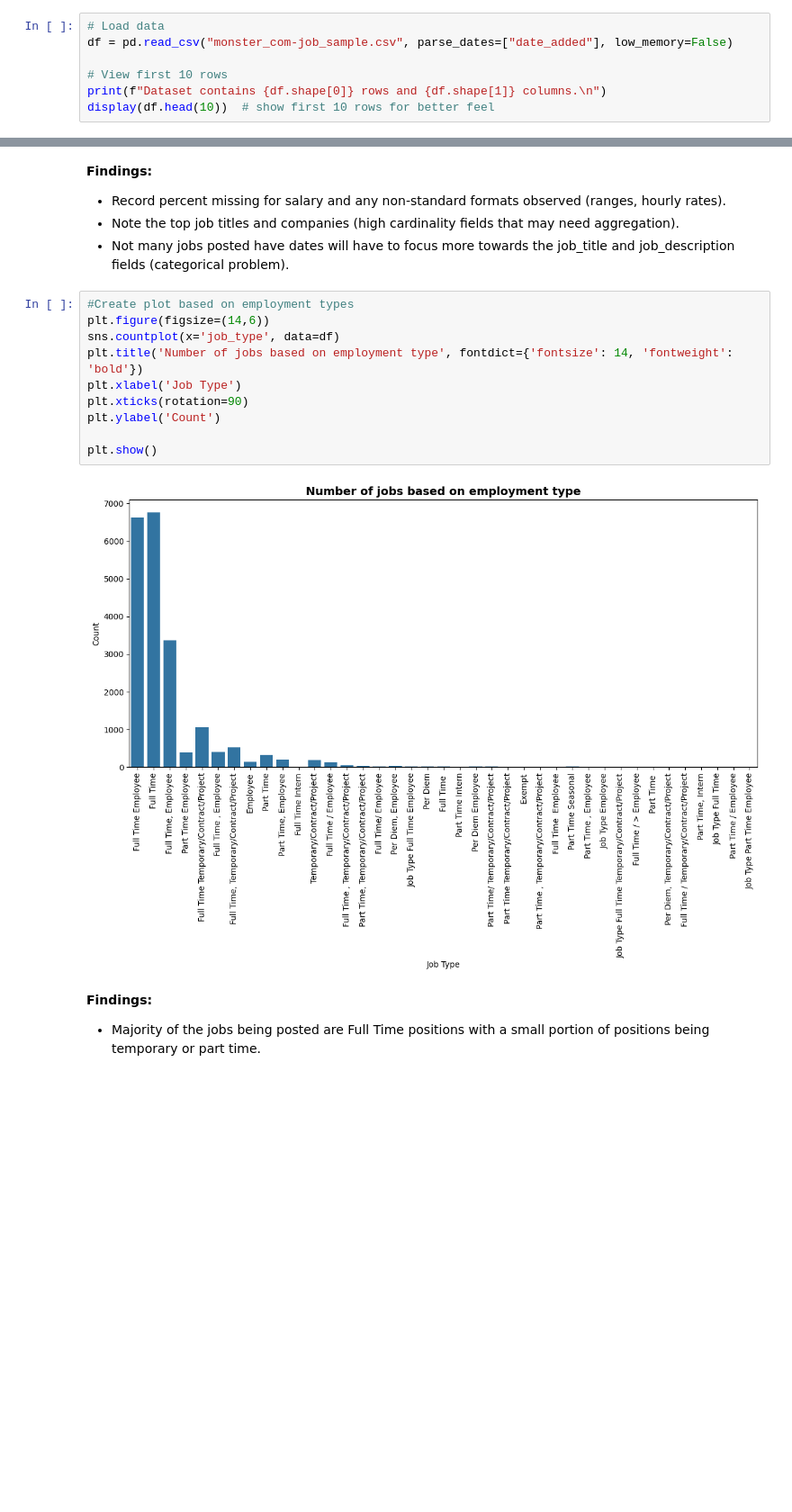
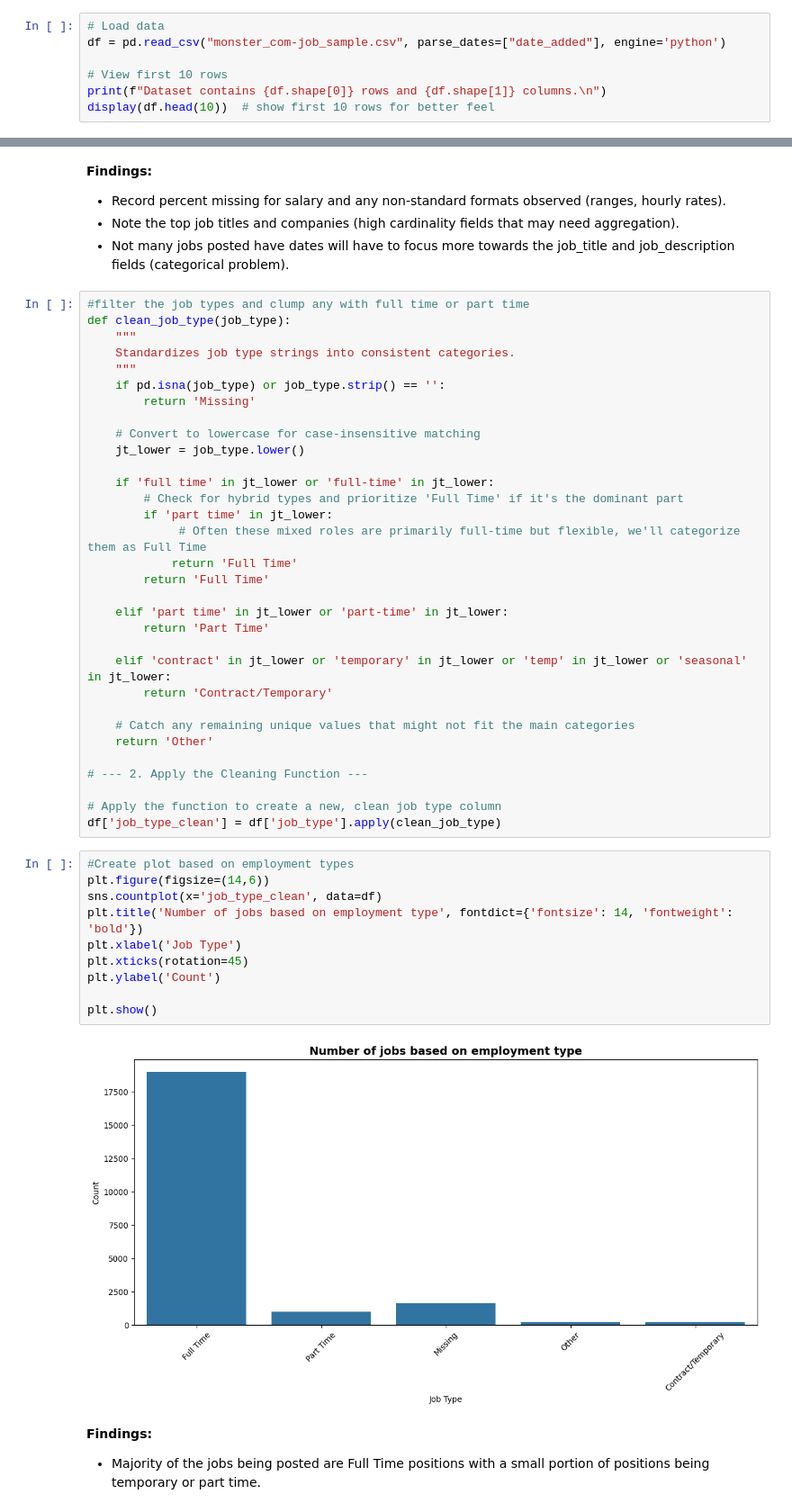
Before and after one commit to PTucc327/Job_Market_Analysis, a Jupyter notebook: job_market_analysis.ipynb, the cells around one changed output, grey strips where cells are left out. Shown at 90% size. Saved outputs shown, nothing was run; the diff lists cells and outputs as text; blank space fills up the shorter version.

```diff
--- a/job_market_analysis.ipynb
+++ b/job_market_analysis.ipynb
@@ -76,7 +89,7 @@ Goals for this section:
 3. Inspect distributions for title frequency, location, and salary (where available).
 # %%
 # Load data
-df = pd.read_csv("monster_com-job_sample.csv", parse_dates=["date_added"], low_memory=False)
+df = pd.read_csv("monster_com-job_sample.csv", parse_dates=["date_added"], engine='python')
 
 # View first 10 rows
 print(f"Dataset contains {df.shape[0]} rows and {df.shape[1]} columns.\n")
@@ -284,18 +219,50 @@ dtype: object
 - Record percent missing for salary and any non-standard formats observed (ranges, hourly rates).
 - Note the top job titles and companies (high cardinality fields that may need aggregation).
 - Not many jobs posted have dates will have to focus more towards the job_title and job_description fields (categorical problem).
+# %%
+#filter the job types and clump any with full time or part time
+def clean_job_type(job_type):
+    """
+    Standardizes job type strings into consistent categories.
+    """
+    if pd.isna(job_type) or job_type.strip() == '':
+        return 'Missing'
+
+    # Convert to lowercase for case-insensitive matching
+    jt_lower = job_type.lower()
+
+    if 'full time' in jt_lower or 'full-time' in jt_lower:
+        # Check for hybrid types and prioritize 'Full Time' if it's the dominant part
+        if 'part time' in jt_lower:
+             # Often these mixed roles are primarily full-time but flexible, we'll categorize them as Full Time
+            return 'Full Time'
+        return 'Full Time'
+
+    elif 'part time' in jt_lower or 'part-time' in jt_lower:
+        return 'Part Time'
+
+    elif 'contract' in jt_lower or 'temporary' in jt_lower or 'temp' in jt_lower or 'seasonal' in jt_lower:
+        return 'Contract/Temporary'
+
+    # Catch any remaining unique values that might not fit the main categories
+    return 'Other'
+
+# --- 2. Apply the Cleaning Function ---
+
+# Apply the function to create a new, clean job type column
+df['job_type_clean'] = df['job_type'].apply(clean_job_type)
 # %%
 #Create plot based on employment types
 plt.figure(figsize=(14,6))
-sns.countplot(x='job_type', data=df)
+sns.countplot(x='job_type_clean', data=df)
 plt.title('Number of jobs based on employment type', fontdict={'fontsize': 14, 'fontweight': 'bold'})
 plt.xlabel('Job Type')
-plt.xticks(rotation=90)
+plt.xticks(rotation=45)
 plt.ylabel('Count')
 
 plt.show()
 # %% [output]
-[figure, old version]
+[figure, new version]
 # %% [markdown]
 **Findings:**
 
```
Also changed, not shown: parts of 88 cells of this notebook.
